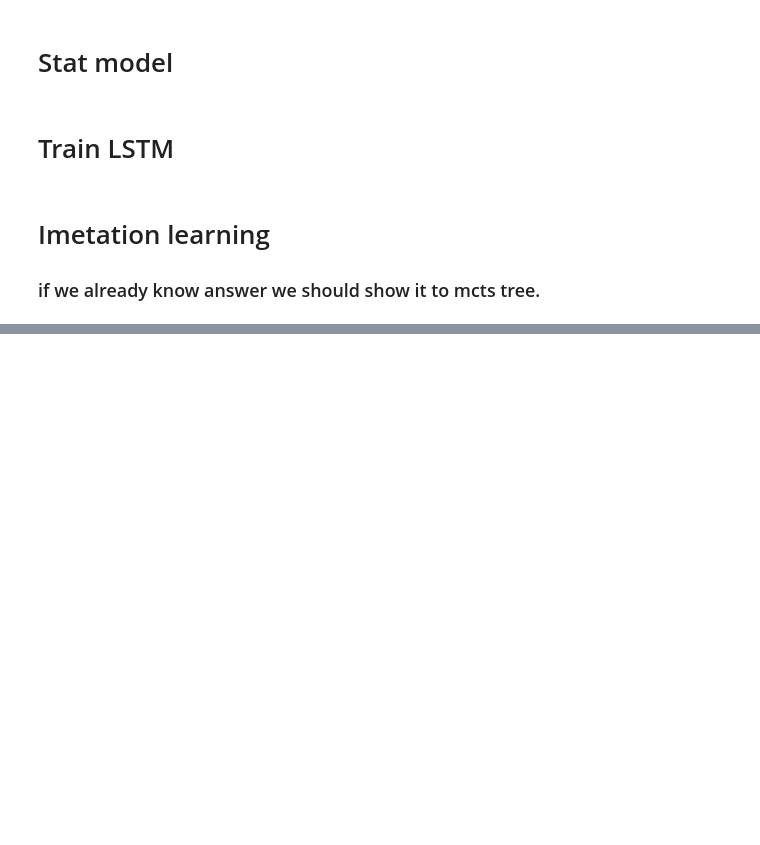
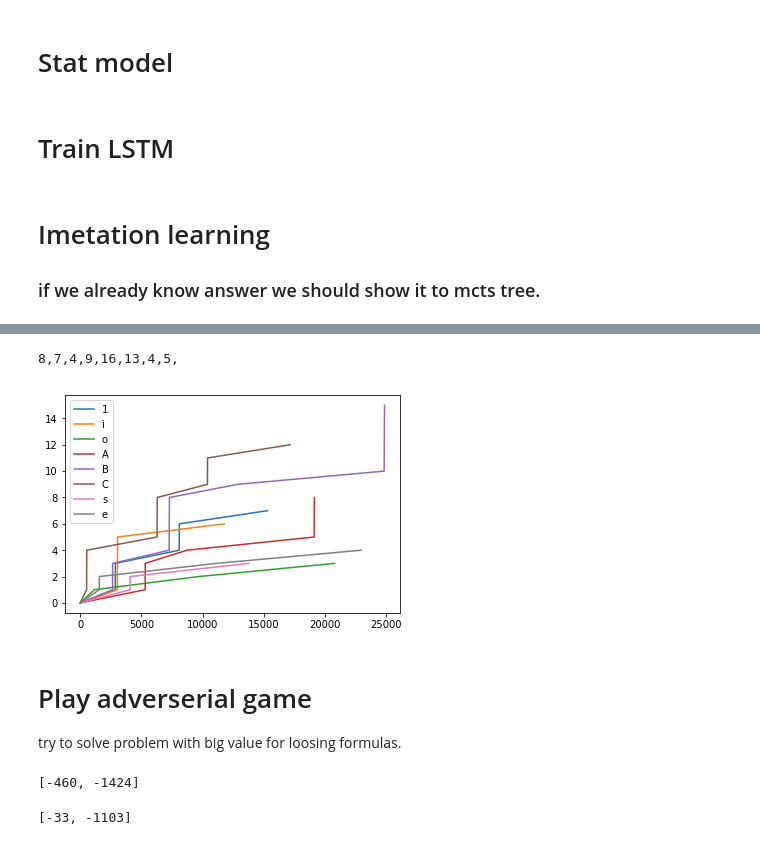
Before and after one commit to ffbskt/AI-General, a Jupyter notebook: AI_env.ipynb, the cells around one changed output, grey strips where cells are left out. Saved outputs shown, nothing was run; the diff lists cells and outputs as text; code cells hidden in the pictures; blank space fills up the shorter version.

Commit message:
Adversarial game at ip notebook. Before small refactor and check on simplicity.

```diff
--- a/AI_env.ipynb
+++ b/AI_env.ipynb
@@ -788,0 +856,8 @@ while j.children:
+# %%
+plt_historyP('ie')
+# %% [output]
+8,7,4,9,16,13,4,5,
+[figure, added]
+# %% [markdown]
+# Play adverserial game
+try to solve problem with big value for loosing formulas.
@@ -788,0 +942,29 @@ while j.children:
+# %%
+all_nodes = []
+v = [0,0]
+for i in range(1):
+    mcts1 = MCTS(env1, model1, args)
+    mcts2 = MCTS(env2, model2, args)
+    score = [0, 0]
+    for j in range(2000):
+
+
+        res = play_game(mcts1, mcts2)[0]
+        score[0] += res[0]
+        score[1] += res[1]
+    #if score[0] > score[1]:
+    all_nodes += list(mcts1.Nodes.values())
+    #else:
+    all_nodes += list(mcts2.Nodes.values())
+    v[0] += (score[0]-score[1])
+    v[1] += score[0]
+
+v
+# %% [output]
+[-460, -1424]
+# %%
+#val1 = list(all_nodes.values())
+#val2 = list(mcts2.Nodes.values())
+v
+# %% [output]
+[-33, -1103]
```
Also changed, not shown: parts of 54 cells of this notebook, 5 other files.
